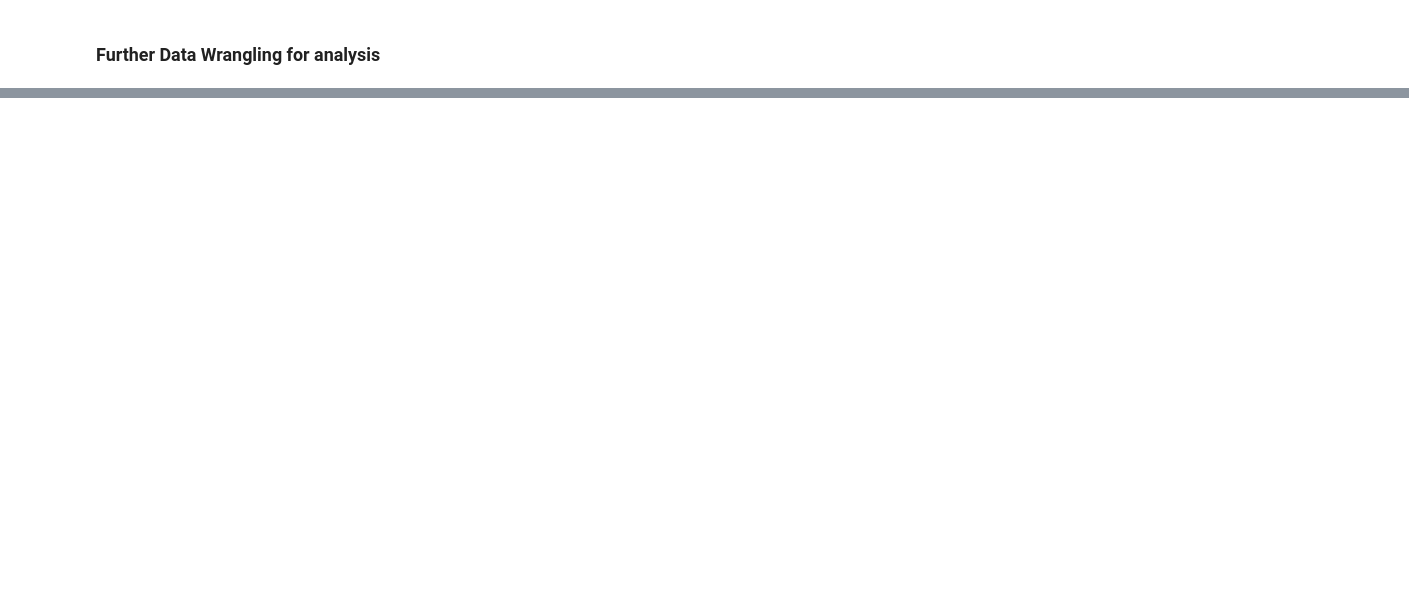
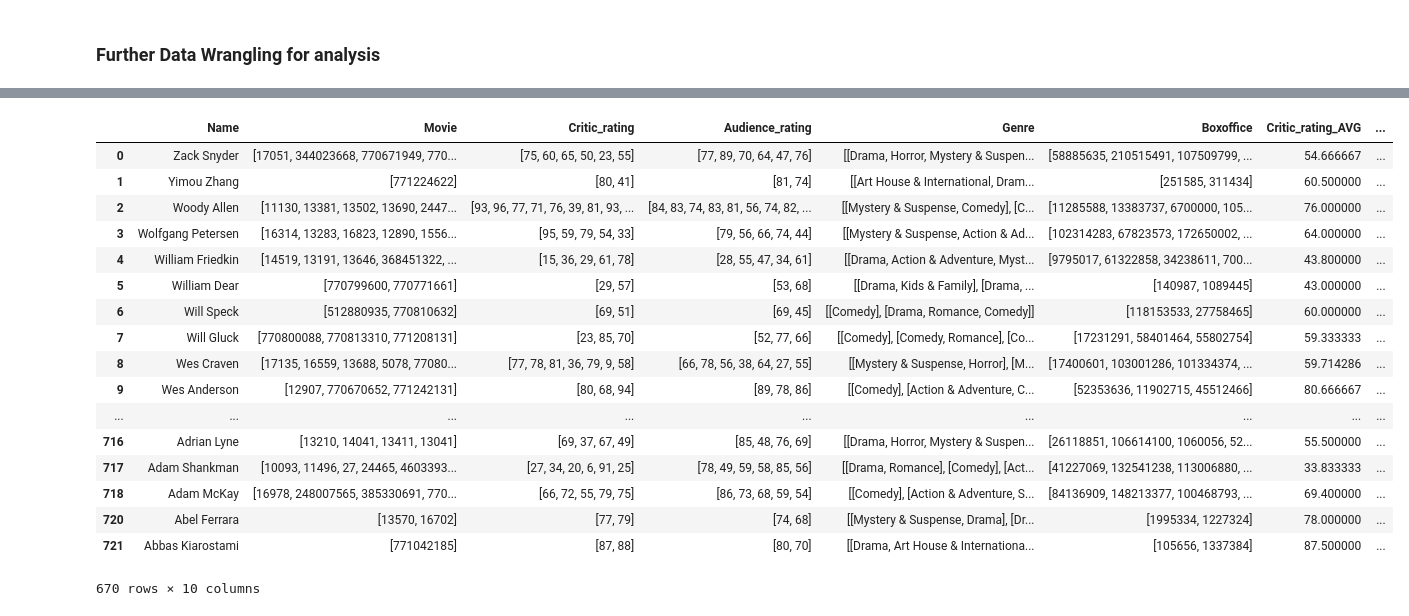
Before and after one commit to lantian2012/DataScience, a Jupyter notebook: Progress-PH.ipynb, the cells around one changed output, grey strips where cells are left out. Cells and saved outputs as stored; diff of their text form; code cells hidden in the pictures; blank space fills up the shorter version.

```diff
--- a/Progress-PH.ipynb
+++ b/Progress-PH.ipynb
@@ -1376,0 +1498,5 @@ CriticRaw.to_pickle('CriticRaw.pkl')
+# %%
+ReleaseYear = []
+for i in MovieTable["Release"]:
+    ReleaseYear.append(i[0:4])
+MovieTable["ReleaseYear"] = ReleaseYear
@@ -1376,0 +1505,2 @@ CriticRaw.to_pickle('CriticRaw.pkl')
+# %%
+DirectorTable = pd.read_pickle('DirectorTable_Twitter_clean.pkl')
@@ -1376,0 +1516,41 @@ CriticRaw.to_pickle('CriticRaw.pkl')
+# %%
+Critic_rating_AVG = []
+for i in DirectorTable["Critic_rating"]:
+    Critic_rating_AVG.append(np.mean(np.asarray(i)))
+DirectorTable["Critic_rating_AVG"] = Critic_rating_AVG
+
+Audience_rating_AVG = []
+for i in DirectorTable["Audience_rating"]:
+    Audience_rating_AVG.append(np.mean(np.asarray(i)))
+DirectorTable["Audience_rating_AVG"] = Audience_rating_AVG
+
+Boxoffice_AVG = []
+for i in DirectorTable["Boxoffice"]:
+    Boxoffice_AVG.append(np.mean(np.asarray(i)))
+DirectorTable["Boxoffice_AVG"] = Boxoffice_AVG
+
+Count = []
+for i in DirectorTable["Movie"]:
+    Count.append(len(i))
+DirectorTable["Count"] = Count
+# %%
+DirectorTable
+# %% [output]
+|  | Name | Movie | Critic_rating | Audience_rating | Genre | Boxoffice | Critic_rating_AVG | ... |
+| 0 | Zack Snyder | [17051, 344023668, 770671949, 770... | [75, 60, 65, 50, 23, 55] | [77, 89, 70, 64, 47, 76] | [[Drama, Horror, Mystery & Suspen... | [58885635, 210515491, 107509799, ... | 54.666667 | ... |
+| 1 | Yimou Zhang | [771224622] | [80, 41] | [81, 74] | [[Art House & International, Dram... | [251585, 311434] | 60.500000 | ... |
+| 2 | Woody Allen | [11130, 13381, 13502, 13690, 2447... | [93, 96, 77, 71, 76, 39, 81, 93, ... | [84, 83, 74, 83, 81, 56, 74, 82, ... | [[Mystery & Suspense, Comedy], [C... | [11285588, 13383737, 6700000, 105... | 76.000000 | ... |
+| 3 | Wolfgang Petersen | [16314, 13283, 16823, 12890, 1556... | [95, 59, 79, 54, 33] | [79, 56, 66, 74, 44] | [[Mystery & Suspense, Action & Ad... | [102314283, 67823573, 172650002, ... | 64.000000 | ... |
+| 4 | William Friedkin | [14519, 13191, 13646, 368451322, ... | [15, 36, 29, 61, 78] | [28, 55, 47, 34, 61] | [[Drama, Action & Adventure, Myst... | [9795017, 61322858, 34238611, 700... | 43.800000 | ... |
+| 5 | William Dear | [770799600, 770771661] | [29, 57] | [53, 68] | [[Drama, Kids & Family], [Drama, ... | [140987, 1089445] | 43.000000 | ... |
+| 6 | Will Speck | [512880935, 770810632] | [69, 51] | [69, 45] | [[Comedy], [Drama, Romance, Comedy]] | [118153533, 27758465] | 60.000000 | ... |
+| 7 | Will Gluck | [770800088, 770813310, 771208131] | [23, 85, 70] | [52, 77, 66] | [[Comedy], [Comedy, Romance], [Co... | [17231291, 58401464, 55802754] | 59.333333 | ... |
+| 8 | Wes Craven | [17135, 16559, 13688, 5078, 77080... | [77, 78, 81, 36, 79, 9, 58] | [66, 78, 56, 38, 64, 27, 55] | [[Mystery & Suspense, Horror], [M... | [17400601, 103001286, 101334374, ... | 59.714286 | ... |
+| 9 | Wes Anderson | [12907, 770670652, 771242131] | [80, 68, 94] | [89, 78, 86] | [[Comedy], [Action & Adventure, C... | [52353636, 11902715, 45512466] | 80.666667 | ... |
+| ... | ... | ... | ... | ... | ... | ... | ... | ... |
+| 716 | Adrian Lyne | [13210, 14041, 13411, 13041] | [69, 37, 67, 49] | [85, 48, 76, 69] | [[Drama, Horror, Mystery & Suspen... | [26118851, 106614100, 1060056, 52... | 55.500000 | ... |
+| 717 | Adam Shankman | [10093, 11496, 27, 24465, 4603393... | [27, 34, 20, 6, 91, 25] | [78, 49, 59, 58, 85, 56] | [[Drama, Romance], [Comedy], [Act... | [41227069, 132541238, 113006880, ... | 33.833333 | ... |
+| 718 | Adam McKay | [16978, 248007565, 385330691, 770... | [66, 72, 55, 79, 75] | [86, 73, 68, 59, 54] | [[Comedy], [Action & Adventure, S... | [84136909, 148213377, 100468793, ... | 69.400000 | ... |
+| 720 | Abel Ferrara | [13570, 16702] | [77, 79] | [74, 68] | [[Mystery & Suspense, Drama], [Dr... | [1995334, 1227324] | 78.000000 | ... |
+| 721 | Abbas Kiarostami | [771042185] | [87, 88] | [80, 70] | [[Drama, Art House & Internationa... | [105656, 1337384] | 87.500000 | ... |
+670 rows × 10 columns
```
Also changed, not shown: parts of 15 cells of this notebook, 4 other files.
